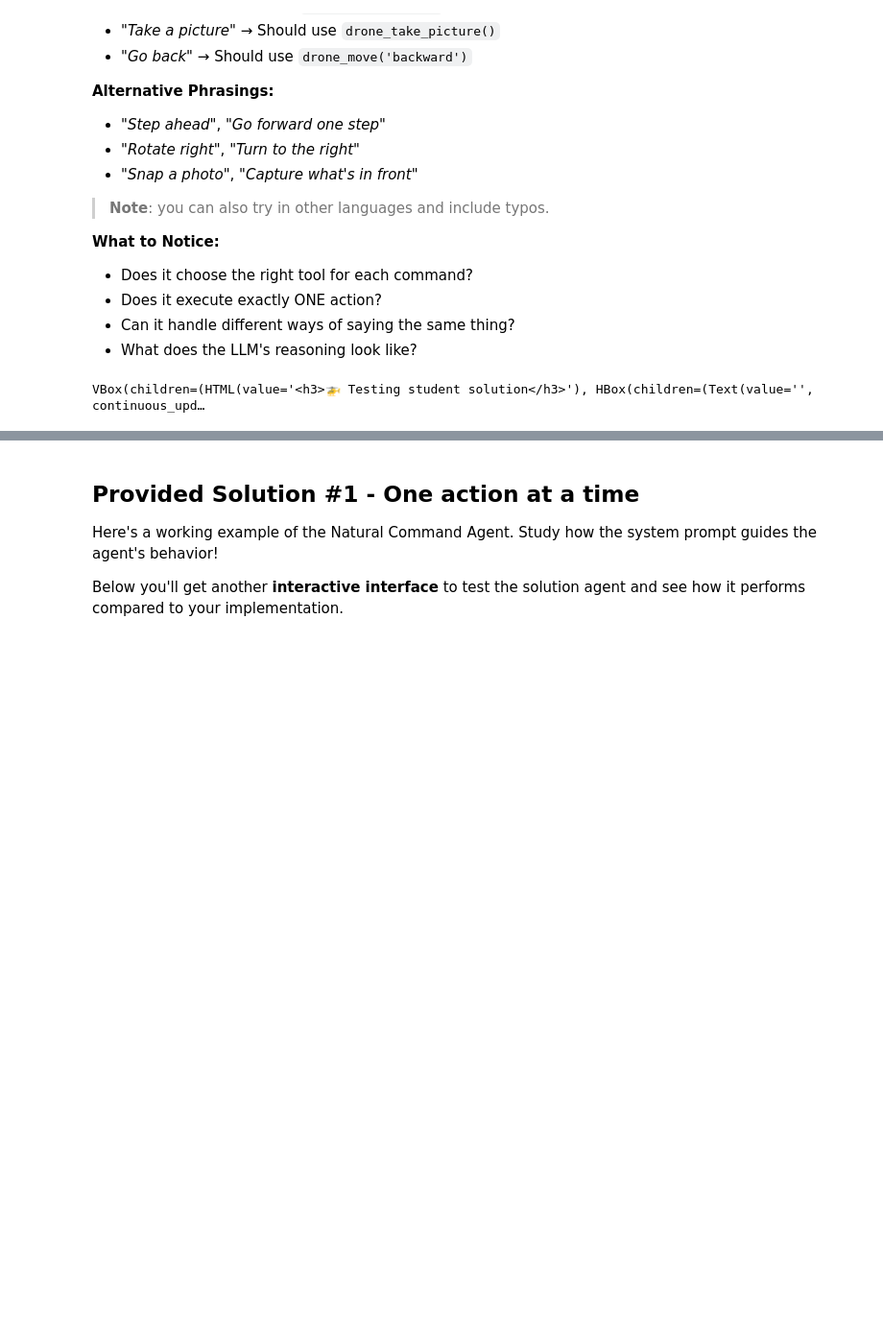
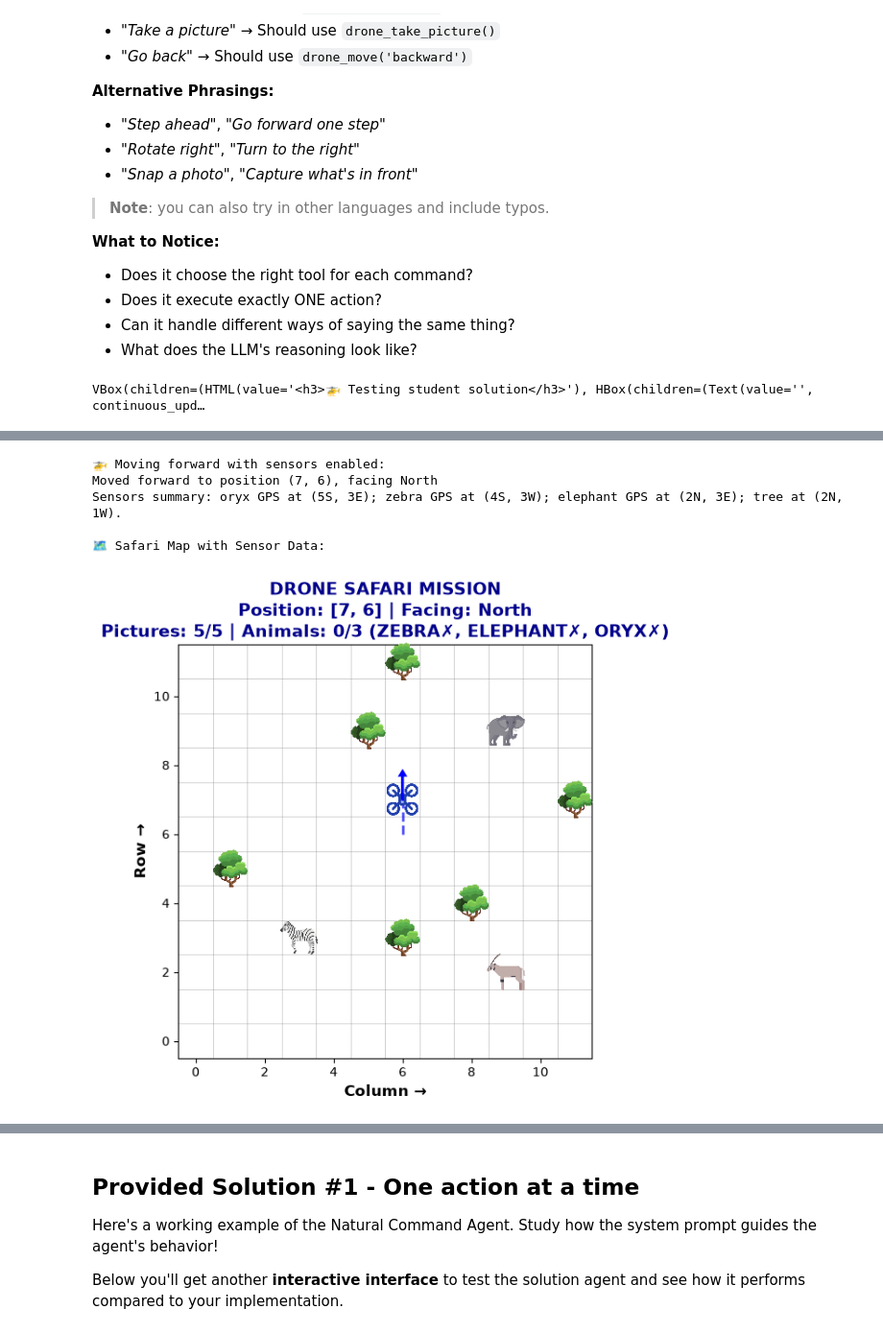
Before and after one commit to alejp1998/wilddrone-llm-workshop, a Jupyter notebook: part2-drone-safari.ipynb, the cells around one changed output, grey strips where cells are left out. Shown at 96% size. Drawn from its saved outputs; the diff is of its cells as text; code cells hidden in the pictures; blank space fills up the shorter version.

```diff
--- a/part2-drone-safari.ipynb
+++ b/part2-drone-safari.ipynb
@@ -579,0 +661,30 @@ VBox(children=(HTML(value='<h3>🚁 Testing student solution</h3>'), HBox(childr
+# %%
+# Reset the game for a fresh start
+game = DroneSafariGame()
+
+# Example of calling a move function with sensors=True
+print("🚁 Moving forward with sensors enabled:")
+result = game.move('forward', sensors=True)
+print(result)
+
+# Visualize the game state to see the updated position and potentially sensor output on the map
+print("\n🗺️ Safari Map with Sensor Data:")
+game.visualize(figsize=(8, 6))
+
+# You can also try this with turn() and take_picture()
+# print("\n🔄 Turning right with sensors enabled:")
+# result = game.turn('right', sensors=True)
+# print(result)
+# game.visualize(figsize=(8, 6))
+
+# print("\n📷 Taking picture with sensors enabled:")
+# result = game.take_picture(sensors=True)
+# print(result)
+# game.visualize(figsize=(8, 6))
+# %% [output]
+🚁 Moving forward with sensors enabled:
+Moved forward to position (7, 6), facing North
+Sensors summary: oryx GPS at (5S, 3E); zebra GPS at (4S, 3W); elephant GPS at (2N, 3E); tree at (2N, 1W).
+
+🗺️ Safari Map with Sensor Data:
+[figure, added]
```
Also changed, not shown: parts of 31 cells of this notebook, 14 other files.
